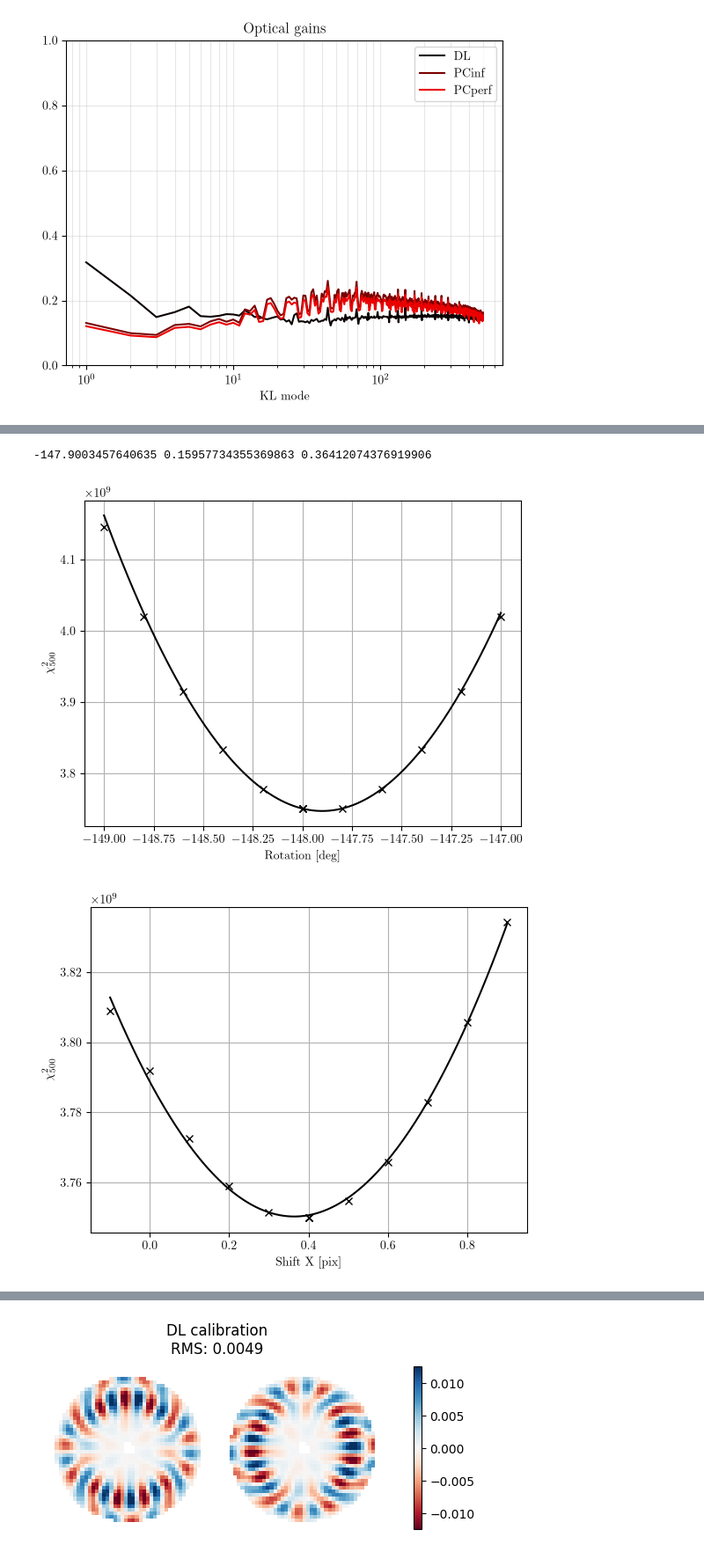
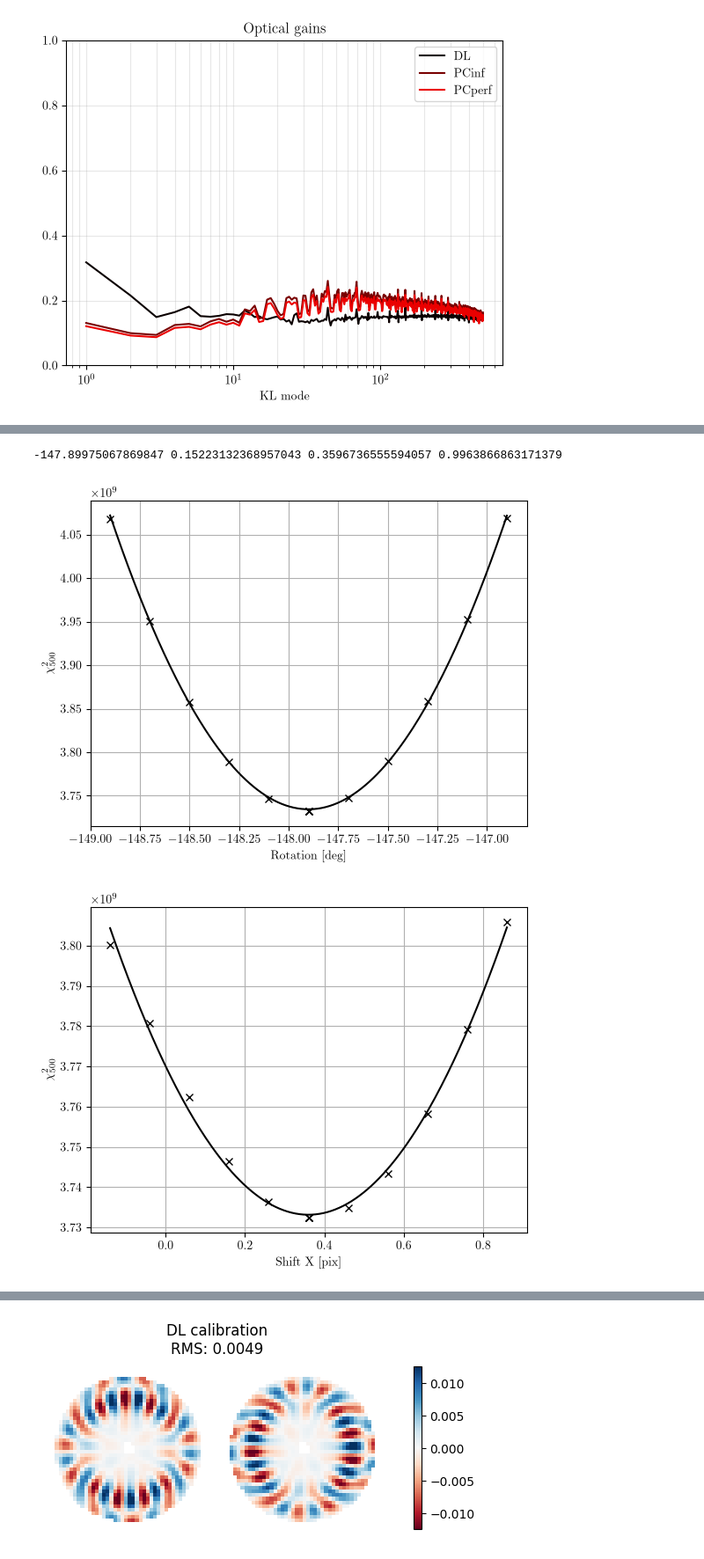
Before and after one commit to Menessao/SPECULA, a Jupyter notebook: config/ErrorBudget/SOULsx.ipynb, the cells around one changed output, grey strips where cells are left out. Shown at 88% size. Saved outputs shown, nothing was run; the diff lists cells and outputs as text; code cells hidden in the pictures.

```diff
--- a/config/ErrorBudget/SOULsx.ipynb
+++ b/config/ErrorBudget/SOULsx.ipynb
@@ -268,7 +266,7 @@ f2dopt=show2d_slopes(res_rms,ppath='lbt_pupdata')
 # %%
 import pandas as pd
 
-df_tot = pd.read_csv('/raid1/mmenessini/results/SOUL/KLv32sx/misreg_csv/it3_deltaRot0.18_deltaShift0.09_deltaMag0.91_metric.csv') #
+df_tot = pd.read_csv('/raid1/mmenessini/results/SOUL/KLv32sx/misreg_csv/it4_deltaRot0.18_deltaShift0.09_deltaMag0.36_metric.csv') #
 
 df = df_tot[df_tot['magnification']==1.0]
 
@@ -276,9 +274,9 @@ df_rot = df['rotation']
 df_shftX = df['shiftX']
 df_shftY = df['shiftY']
 
-dX0 = 0.4
-dY0 = 0.2
-Rot0 = -148
+dX0 = 0.36
+dY0 = 0.16
+Rot0 = -147.9
 
 dfvRot = df[np.logical_and(df_shftX==dX0,df_shftY==dY0)]
 skip = 2
@@ -287,44 +285,44 @@ x = np.linspace(np.min(dfvRot['rotation']),np.max(dfvRot['rotation']),200)
 plt.figure()
 plt.plot(dfvRot['rotation'],dfvRot['metric'],'x',c='k') #[skip:-skip-3]
 plt.plot(x,np.polyval(prot,x),c='k')
 plt.xlabel('Rotation [deg]')
 plt.ylabel(r'$\chi_{500}^2$')
 plt.grid()
 
 
 dfvdX = df[np.logical_and(df_rot==Rot0,df_shftY==dY0)]
 psX = np.polyfit(dfvdX['shiftX'],dfvdX['metric'],2)
 x = np.linspace(np.min(dfvdX['shiftX']),np.max(dfvdX['shiftX']),200)
 plt.figure()
 plt.plot(dfvdX['shiftX'],dfvdX['metric'],'x',c='k')
 plt.plot(x,np.polyval(psX,x),c='k')
 plt.xlabel('Shift X [pix]')
 plt.ylabel(r'$\chi_{500}^2$')
 plt.grid()
 
 dfvdY = df[np.logical_and(df_rot==Rot0,df_shftX==dX0)]
 psY = np.polyfit(dfvdY['shiftY'][:-1],dfvdY['metric'][:-1],2)
 x = np.linspace(np.min(dfvdY['shiftY']),np.max(dfvdY['shiftY']),200)
 plt.figure()
 plt.plot(dfvdY['shiftY'][:-1],dfvdY['metric'][:-1],'x',c='k')
 plt.plot(x,np.polyval(psY,x),c='k')
 plt.xlabel('Shift Y [pix]')
 plt.ylabel(r'$\chi_{500}^2$')
 plt.grid()
 
+skip = 4
+dfMag = df_tot[np.logical_and(np.logical_and(df_tot['shiftX']==dX0,df_tot['shiftY']==dY0),df_tot['rotation']==Rot0)]
+pMag = np.polyfit(dfMag['magnification'][skip:-skip],dfMag['metric'][skip:-skip],2)
+x = np.linspace(np.min(dfMag['magnification']),np.max(dfMag['magnification']),200)
+plt.figure()
+plt.plot(dfMag['magnification']*1e+2,dfMag['metric'],'x',c='k')
+plt.plot(x*1e+2,np.polyval(pMag,x),c='k')
+plt.xlabel('Magnification [\%]')
+plt.ylabel(r'$\chi_{500}^2$')
+plt.grid()
 
-# dfMag = df_tot[np.logical_and(np.logical_and(df_tot['shiftX']==dX0,df_tot['shiftY']==dY0),df_tot['rotation']==Rot0)]
-# pMag = np.polyfit(dfMag['magnification'],dfMag['metric'],2)
-# x = np.linspace(np.min(dfMag['magnification']),np.max(dfMag['magnification']),200)
-# plt.figure()
-# plt.plot(dfMag['magnification']*1e+2,dfMag['metric'],'x',c='k')
-# plt.plot(x*1e+2,np.polyval(pMag,x),c='k')
-# plt.xlabel('Magnification [%]')
-# plt.ylabel(r'$\chi_{500}^2$')
-# plt.grid()
-
-print(prot[1]/(-2*prot[0]),psY[1]/(-2*psY[0]),psX[1]/(-2*psX[0]))#,pMag[1]/(-2*pMag[0]))
+print(prot[1]/(-2*prot[0]),psY[1]/(-2*psY[0]),psX[1]/(-2*psX[0]),pMag[1]/(-2*pMag[0]))
 # %% [output]
--147.9003457640635 0.15957734355369863 0.36412074376919906
+-147.89975067869847 0.15223132368957043 0.3596736555594057 0.9963866863171379
-[figure, old version]
+[figure, new version]
-[figure, old version]
+[figure, new version]
```
Also changed, not shown: parts of 6 cells of this notebook, 9 other files.
